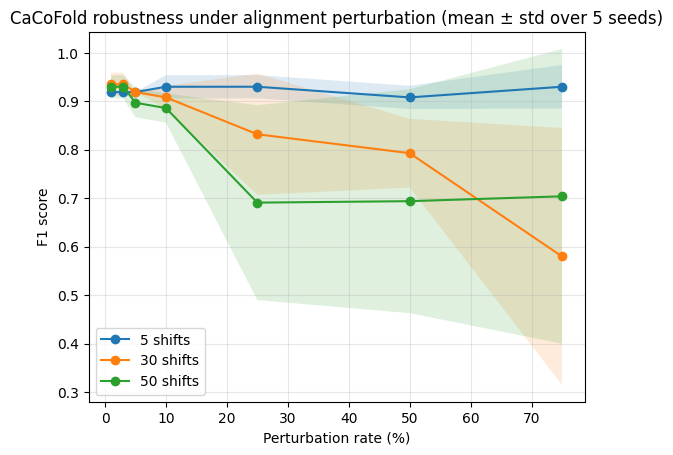
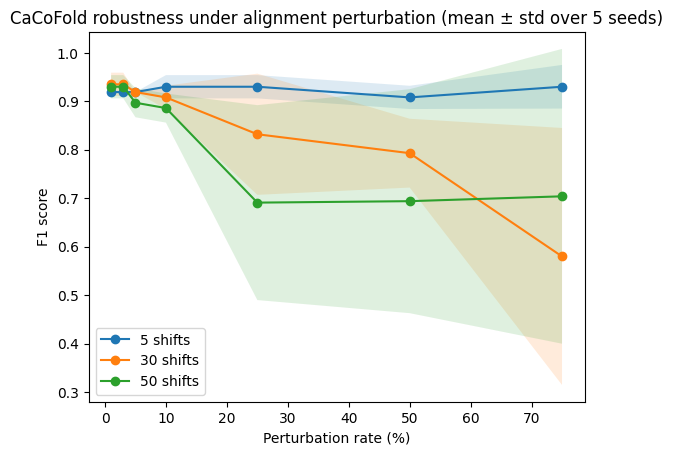
The change to this notebook cell's code, shown as a diff; its figure went from the first image to the second:
--- before
+++ after
@@ -53,5 +53,4 @@
 plt.title("CaCoFold robustness under alignment perturbation (mean ± std over 5 seeds)")
 plt.legend()
-plt.grid(True, alpha=0.3)
 
 plt.show()
@@ -67,5 +66,4 @@
 plt.title("False positive inflation under perturbation")
 plt.legend()
-plt.grid(True)
 
 plt.show()

Commit: final